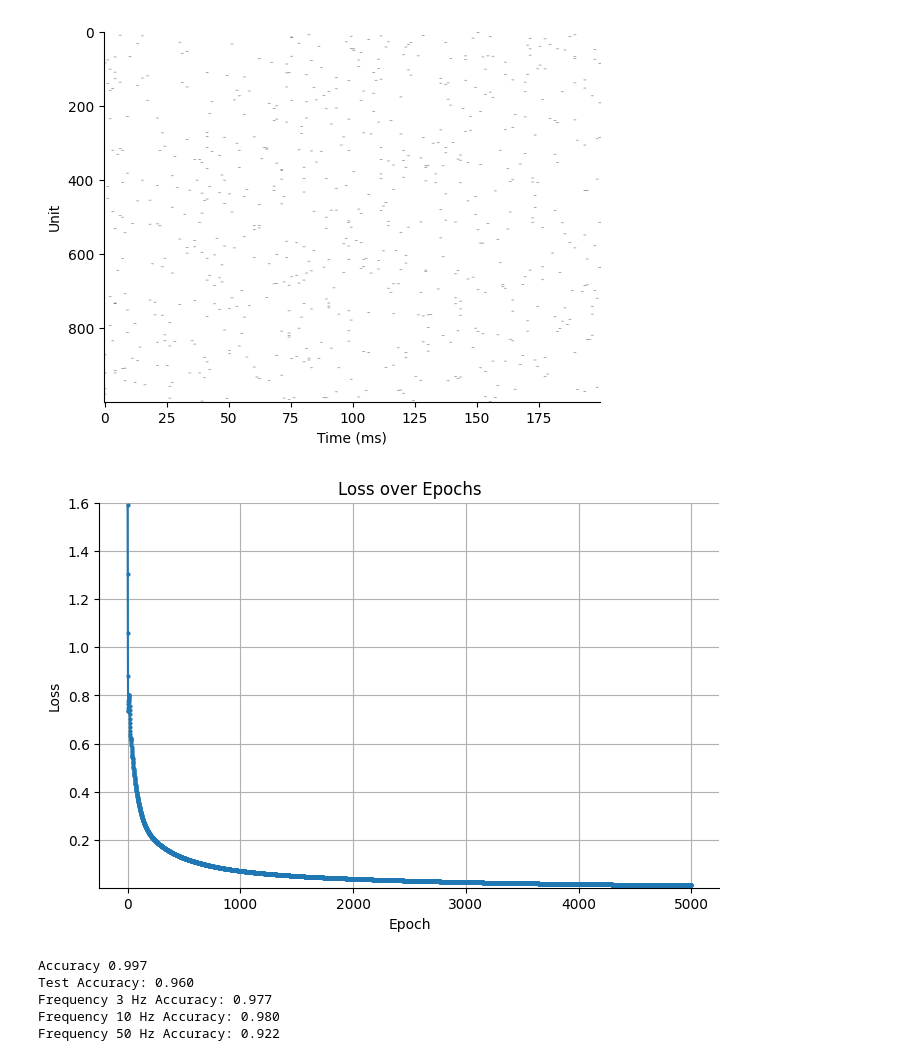
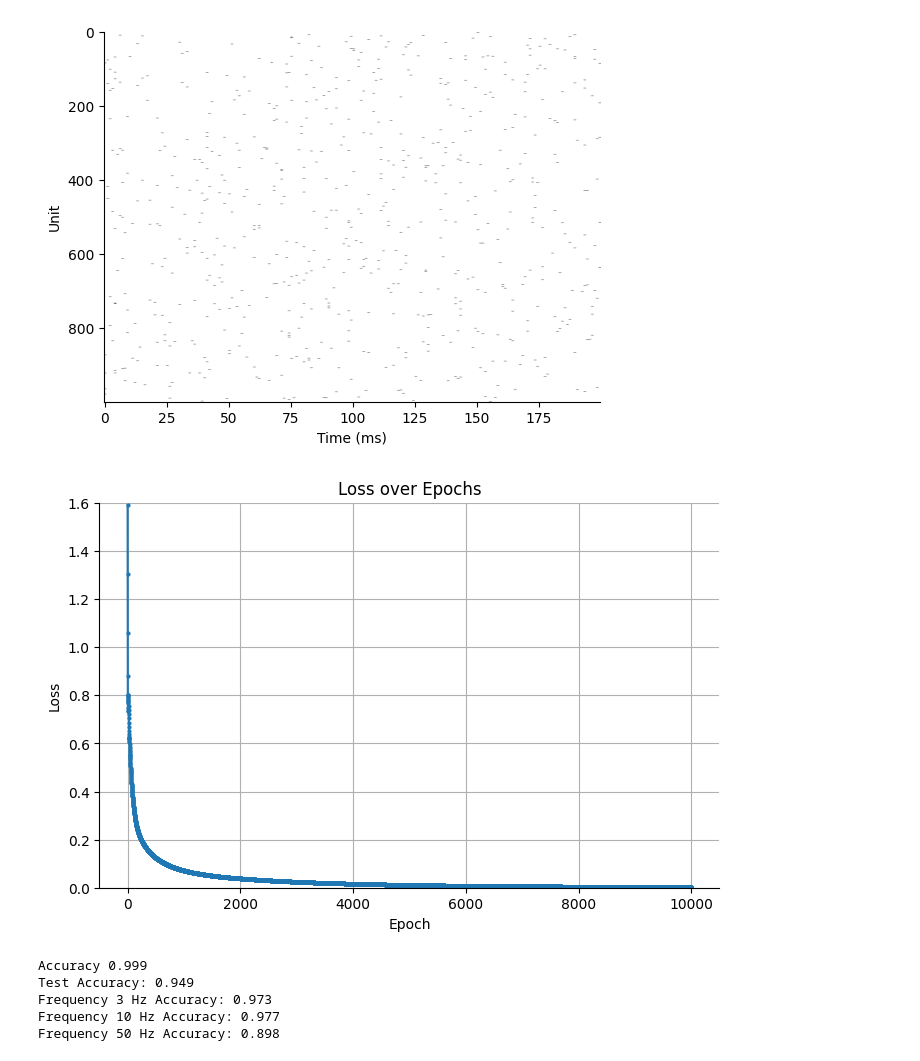
Before and after one commit to 0o999oo/oe, a Jupyter notebook: spytorch/SpyTorchTutorial1_AND2.ipynb, the cells around one changed output. Cells and saved outputs as stored; diff of their text form; code cells hidden in the pictures.

```diff
--- a/spytorch/SpyTorchTutorial1_AND2.ipynb
+++ b/spytorch/SpyTorchTutorial1_AND2.ipynb
@@ -125,7 +125,7 @@ def train_snn():
     loss_fn = nn.NLLLoss()
 
     loss_hist = []
-    for e in range(5000):
+    for e in range(10000):
         output, _ = run_snn(x_data)
         m, _ = torch.max(output, 1)
         log_p_y = log_softmax_fn(m)
@@ -143,7 +143,7 @@ loss_hist = train_snn()
 # 損失の推移をプロット
 plt.figure(figsize=(8, 5))
 plt.plot(loss_hist, marker='o', markersize=2, linestyle='-')
-plt.ylim(min(loss_hist) - 0.01, max(loss_hist) + 0.01)  # y軸を自動調整
+plt.ylim(0, max(loss_hist) + 0.01)  # y軸を自動調整
 plt.xlabel("Epoch")
 plt.ylabel("Loss")
 plt.title("Loss over Epochs")
@@ -177,36 +177,36 @@ def generate_test_data():
         test_x_data.append(x_data_freq)
         test_y_data.append(y_data_freq)
 
     # テストデータを結合してバッチにまとめる
     test_x_data = torch.cat(test_x_data, dim=0)  # (3 * batch_size, nb_steps, nb_inputs)
     test_y_data = torch.cat(test_y_data, dim=0)  # (3 * batch_size, )
     return test_x_data, test_y_data
 
 # 推論の実行と精度の評価
 def evaluate_snn():
     test_x_data, test_y_data = generate_test_data()
     output, _ = run_snn(test_x_data)
     m, _ = torch.max(output, 1)
     _, predicted_labels = torch.max(m, 1)
 
     # 正解ラベルと予測ラベルを比較して精度を計算
     accuracy = np.mean((test_y_data == predicted_labels).detach().cpu().numpy())
     print("Test Accuracy: %.3f" % accuracy)
 
     # 各周波数ごとの分類結果を表示
     for i, f in enumerate(freq_values):
         start_idx = i * batch_size
         end_idx = (i + 1) * batch_size
         acc_per_freq = np.mean((test_y_data[start_idx:end_idx] == predicted_labels[start_idx:end_idx]).detach().cpu().numpy())
         print(f"Frequency {f} Hz Accuracy: {acc_per_freq:.3f}")
 
 # 推論の実行
 evaluate_snn()
 # %% [output]
 [figure]
-[figure, old version]
+[figure, new version]
-Accuracy 0.997
-Test Accuracy: 0.960
-Frequency 3 Hz Accuracy: 0.977
-Frequency 10 Hz Accuracy: 0.980
-Frequency 50 Hz Accuracy: 0.922
+Accuracy 0.999
+Test Accuracy: 0.949
+Frequency 3 Hz Accuracy: 0.973
+Frequency 10 Hz Accuracy: 0.977
+Frequency 50 Hz Accuracy: 0.898
```
